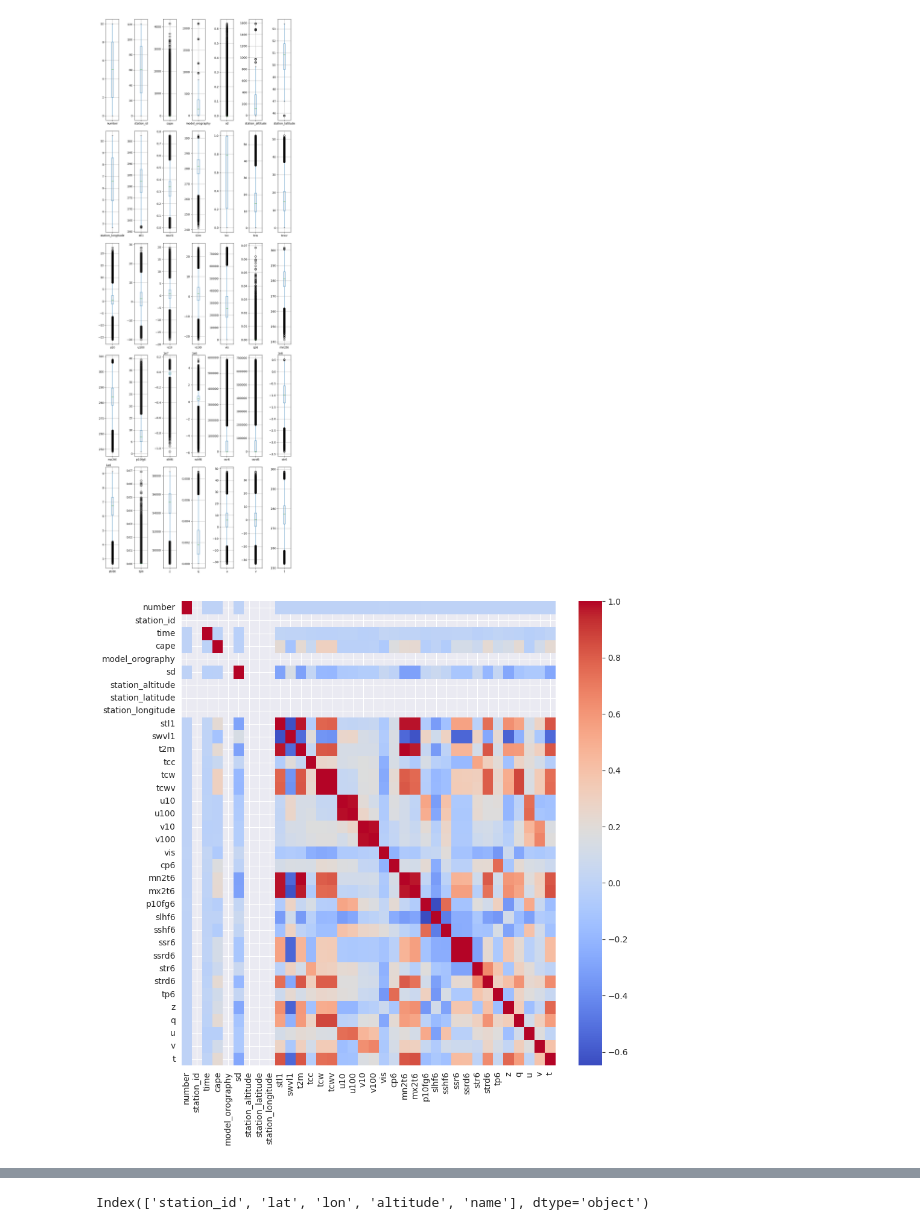
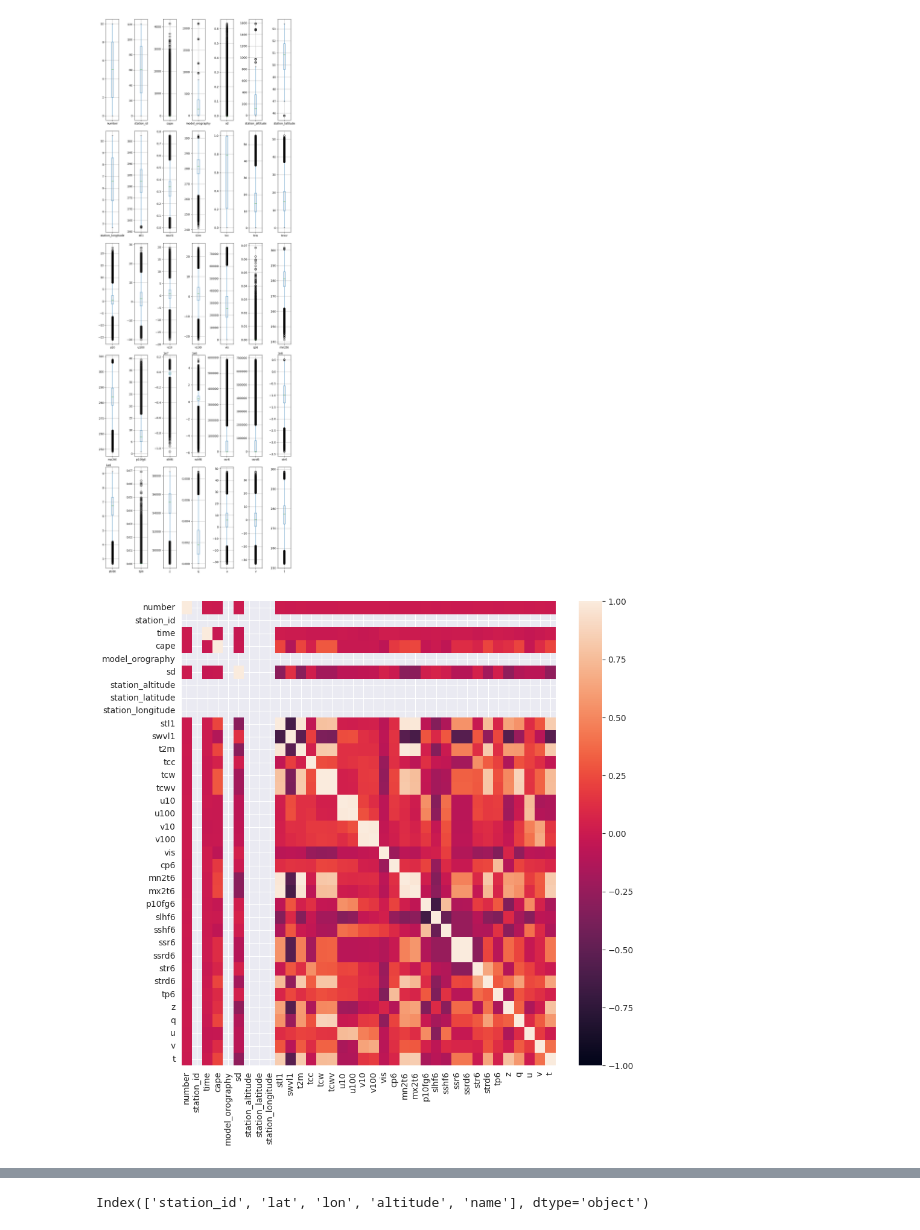
Before and after one commit to leachen01/gnnpp, a Jupyter notebook: exploration/eda.ipynb, the cells around one changed output, grey strips where cells are left out. Saved outputs shown, nothing was run; the diff lists cells and outputs as text; code cells hidden in the pictures.

```diff
--- a/exploration/eda.ipynb
+++ b/exploration/eda.ipynb
@@ -105,11 +114,11 @@ plt.show()
 # %%
 t_df = t_train_rf[~t_train_rf.isna()]
 t_df = t_df[t_df["station_id"]==1]
 corr_mat = t_df.corr()
 
 plt.figure(figsize=(10, 10))
-sns.heatmap(corr_mat, annot=False, cmap="coolwarm")
+sns.heatmap(corr_mat, annot=False, vmin=-1, vmax=1)
 
 plt.show()
 # %% [output]
-[figure, old version]
+[figure, new version]
```
Also changed, not shown: parts of 5 cells of this notebook, 2 other files.
